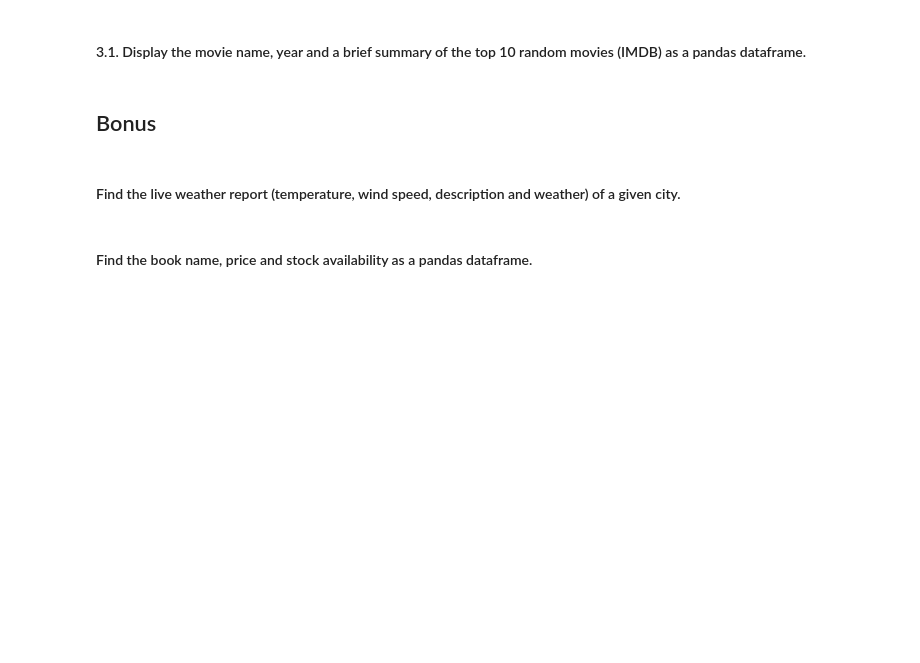
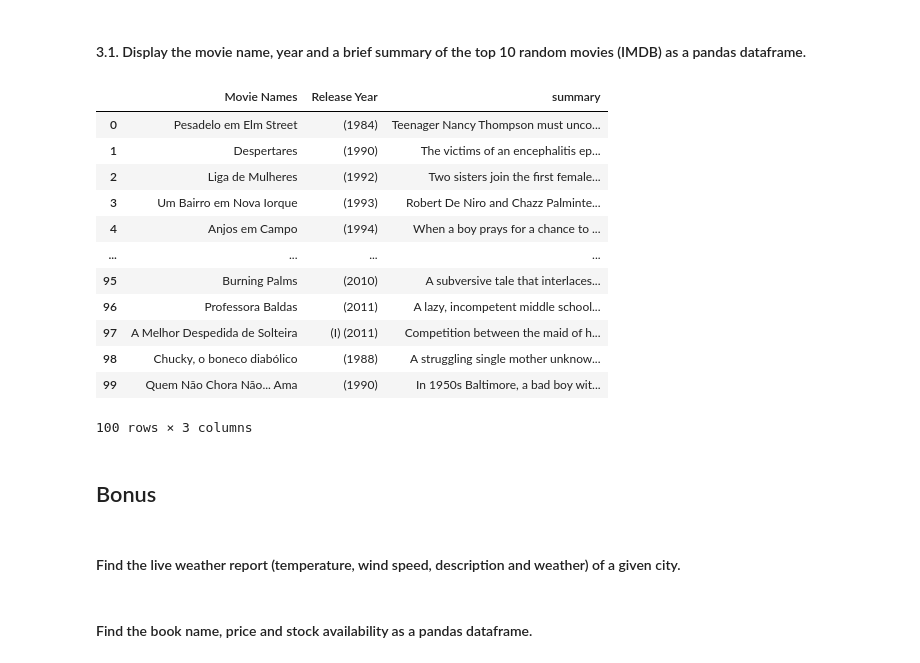
Before and after one commit to zepcerqueira/lab-web-scraping, a Jupyter notebook: your-code/main.ipynb, the cells around one changed output. Saved outputs shown, nothing was run; the diff lists cells and outputs as text; code cells hidden in the pictures; blank space fills up the shorter version.

```diff
--- a/your-code/main.ipynb
+++ b/your-code/main.ipynb
@@ -120,4 +316,4 @@ url = 'https://en.wikipedia.org/wiki/List_of_languages_by_number_of_native_speak
 Hint: If you hover over the title of the movie, you should see the director's name. Can you find where it's stored in the html?
 # %%
 # This is the url you will scrape in this exercise
-url = 'https://www.imdb.com/chart/top'
+url5 = 'https://www.imdb.com/chart/top'
@@ -127,4 +378,4 @@ url = 'https://www.imdb.com/chart/top'
 #### 3.1. Display the movie name, year and a brief summary of the top 10 random movies (IMDB) as a pandas dataframe.
 # %%
 #This is the url you will scrape in this exercise
-url = 'https://www.imdb.com/list/ls009796553/'
+url6 = 'https://www.imdb.com/list/ls009796553/'
@@ -133,3 +382,53 @@ url = 'https://www.imdb.com/list/ls009796553/'
+# %%
+# your code here
+movie_names = []
+movie_years = []
+summary = []
+
+
+headers = {
+    'User-Agent': 'Mozilla/5.0 (Windows NT 10.0; Win64; x64) AppleWebKit/537.36 (KHTML, like Gecko) Chrome/111.0.0.0 Safari/537.36'
+}
+
+status5 = requests.get(url6, headers=headers)
+movies_soup = BeautifulSoup(status5.content)
+movie_table_list = movies_soup.find_all("div", class_="lister-list")
+
+for component in movie_table_list:
+    movie_data = component.find_all("h3", class_="lister-item-header")
+    for name in movie_data:
+        movie_name = name.find("a").get_text()
+        movie_names.append(movie_name)
+
+for component in movie_table_list:
+    movie_year_data = component.find_all("h3", class_="lister-item-header")
+    for year in movie_year_data:
+        movie_year = year.find(class_="lister-item-year").get_text()
+        movie_years.append(movie_year)
+
+for discrip in movie_table_list:
+    movie_discription = discrip.find_all("p", class_="")
+    for desc in movie_discription:
+        summary_text = desc.get_text().strip()
+        summary.append(summary_text)
+# %%
+random_df = pd.DataFrame({'Movie Names': movie_names,'Release Year': movie_years,'summary': summary})
+# %%
+random_df
+# %% [output]
+|  | Movie Names | Release Year | summary |
+| 0 | Pesadelo em Elm Street | (1984) | Teenager Nancy Thompson must unco... |
+| 1 | Despertares | (1990) | The victims of an encephalitis ep... |
+| 2 | Liga de Mulheres | (1992) | Two sisters join the first female... |
+| 3 | Um Bairro em Nova Iorque | (1993) | Robert De Niro and Chazz Palminte... |
+| 4 | Anjos em Campo | (1994) | When a boy prays for a chance to ... |
+| ... | ... | ... | ... |
+| 95 | Burning Palms | (2010) | A subversive tale that interlaces... |
+| 96 | Professora Baldas | (2011) | A lazy, incompetent middle school... |
+| 97 | A Melhor Despedida de Solteira | (I) (2011) | Competition between the maid of h... |
+| 98 | Chucky, o boneco diabólico | (1988) | A struggling single mother unknow... |
+| 99 | Quem Não Chora Não... Ama | (1990) | In 1950s Baltimore, a bad boy wit... |
+100 rows × 3 columns
 # %% [markdown]
 ## Bonus
 # %% [markdown]
```
Also changed, not shown: parts of 26 cells of this notebook.
